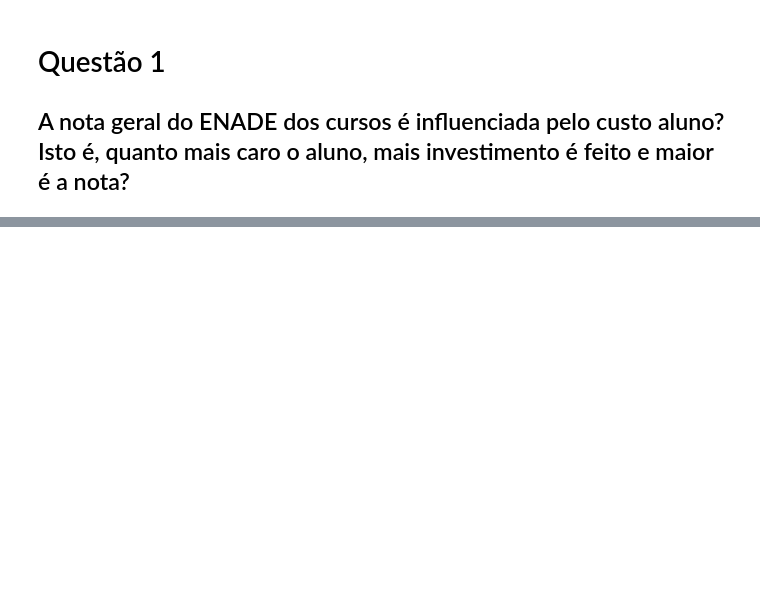
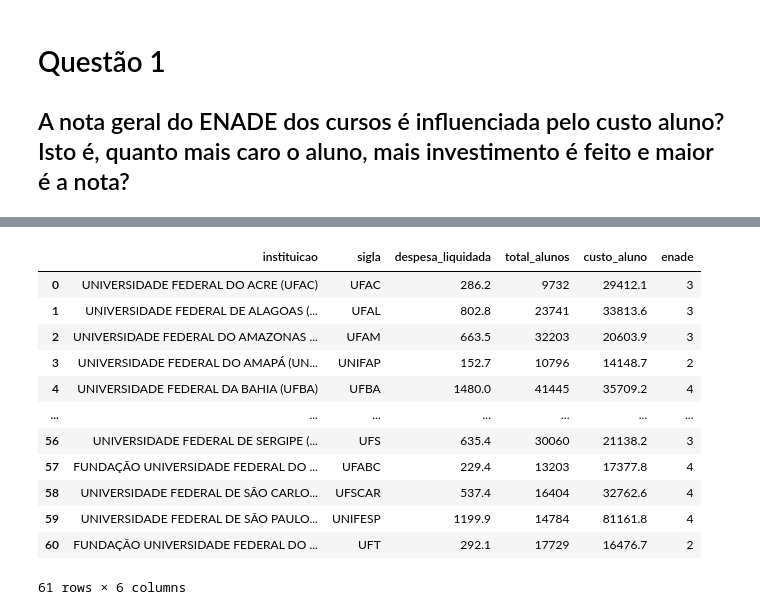
Before and after one commit to francinaldocn/MC_2019.2, a Jupyter notebook: questao1.ipynb, the cells around one changed output, grey strips where cells are left out. Saved outputs shown, nothing was run; the diff lists cells and outputs as text; code cells hidden in the pictures; blank space fills up the shorter version.

```diff
--- a/questao1.ipynb
+++ b/questao1.ipynb
@@ -100,0 +95,17 @@ microdados
+# %%
+enade_custo = pd.merge(ies_custo, resultados_enade, how='inner', left_on='sigla', right_on='sigla')
+enade_custo
+# %% [output]
+|  | instituicao | sigla | despesa_liquidada | total_alunos | custo_aluno | enade |
+| 0 | UNIVERSIDADE FEDERAL DO ACRE (UFAC) | UFAC | 286.2 | 9732 | 29412.1 | 3 |
+| 1 | UNIVERSIDADE FEDERAL DE ALAGOAS (... | UFAL | 802.8 | 23741 | 33813.6 | 3 |
+| 2 | UNIVERSIDADE FEDERAL DO AMAZONAS ... | UFAM | 663.5 | 32203 | 20603.9 | 3 |
+| 3 | UNIVERSIDADE FEDERAL DO AMAPÁ (UN... | UNIFAP | 152.7 | 10796 | 14148.7 | 2 |
+| 4 | UNIVERSIDADE FEDERAL DA BAHIA (UFBA) | UFBA | 1480.0 | 41445 | 35709.2 | 4 |
+| ... | ... | ... | ... | ... | ... | ... |
+| 56 | UNIVERSIDADE FEDERAL DE SERGIPE (... | UFS | 635.4 | 30060 | 21138.2 | 3 |
+| 57 | FUNDAÇÃO UNIVERSIDADE FEDERAL DO ... | UFABC | 229.4 | 13203 | 17377.8 | 4 |
+| 58 | UNIVERSIDADE FEDERAL DE SÃO CARLO... | UFSCAR | 537.4 | 16404 | 32762.6 | 4 |
+| 59 | UNIVERSIDADE FEDERAL DE SÃO PAULO... | UNIFESP | 1199.9 | 14784 | 81161.8 | 4 |
+| 60 | FUNDAÇÃO UNIVERSIDADE FEDERAL DO ... | UFT | 292.1 | 17729 | 16476.7 | 2 |
+61 rows × 6 columns
```
Also changed, not shown: parts of 19 cells of this notebook.
